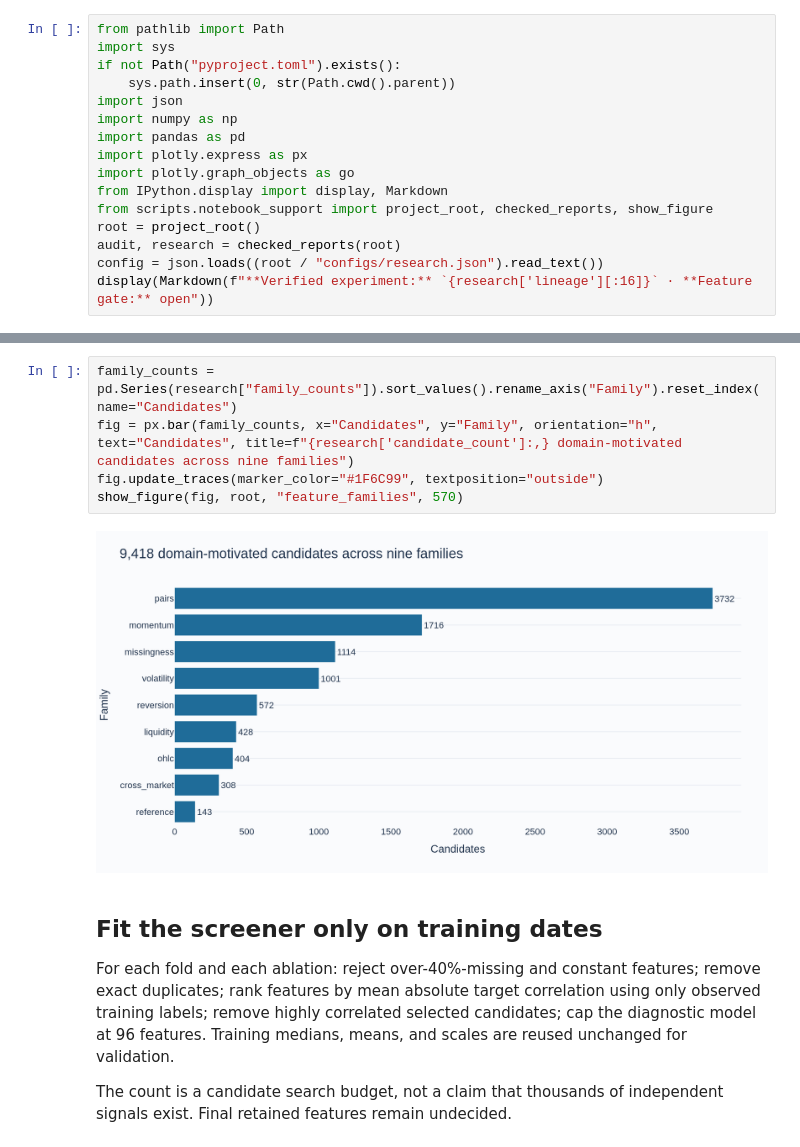
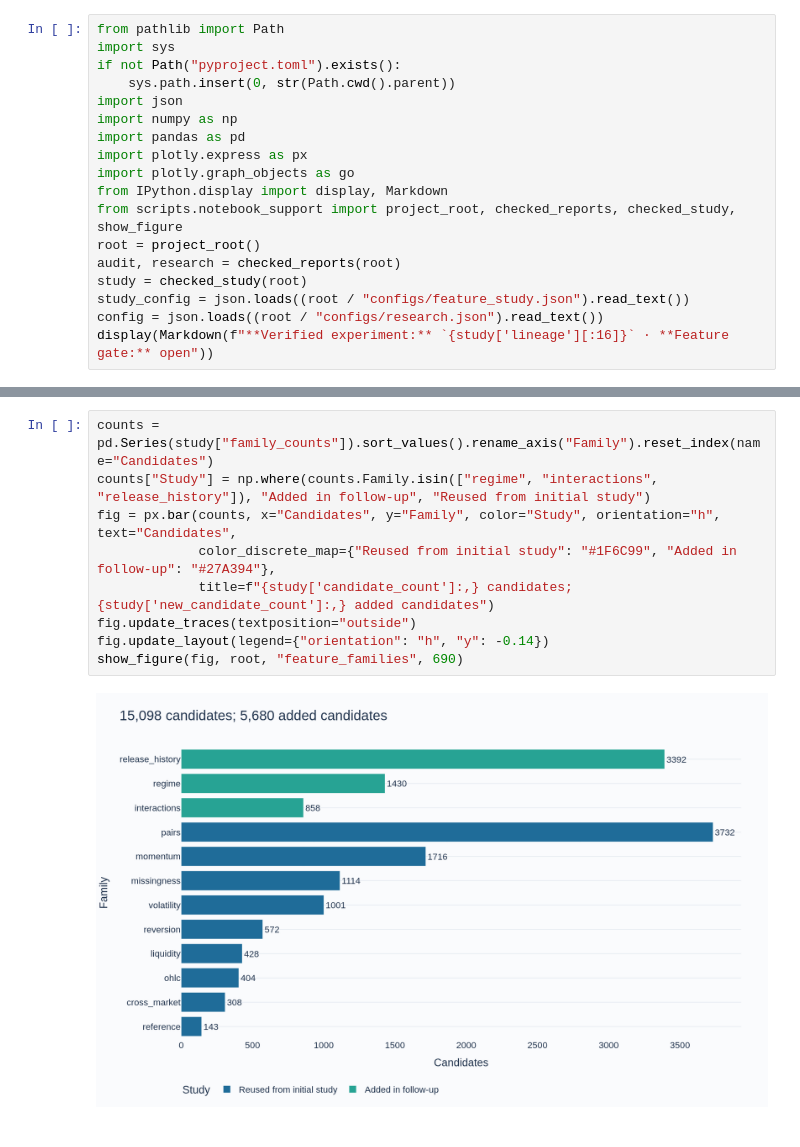
Before and after one commit to alvaromendizabal/commodity-prediction, a Jupyter notebook: notebooks/02_feature_research.ipynb, the cells around one changed output, grey strips where cells are left out. Saved outputs shown, nothing was run; the diff lists cells and outputs as text.

Commit message:
Publish 69 verified feature experiments and executed AWS research notebooks

```diff
--- a/notebooks/02_feature_research.ipynb
+++ b/notebooks/02_feature_research.ipynb
@@ -15,9 +15,11 @@ import pandas as pd
 import plotly.express as px
 import plotly.graph_objects as go
 from IPython.display import display, Markdown
-from scripts.notebook_support import project_root, checked_reports, show_figure
+from scripts.notebook_support import project_root, checked_reports, checked_study, show_figure
 root = project_root()
 audit, research = checked_reports(root)
+study = checked_study(root)
+study_config = json.loads((root / "configs/feature_study.json").read_text())
 config = json.loads((root / "configs/research.json").read_text())
-display(Markdown(f"**Verified experiment:** `{research['lineage'][:16]}` · **Feature gate:** open"))
+display(Markdown(f"**Verified experiment:** `{study['lineage'][:16]}` · **Feature gate:** open"))
 # %% [output]
@@ -29,13 +62,11 @@ Returns and momentum capture persistence; reversion measures departures from rec
 # %%
-family_counts = pd.Series(research["family_counts"]).sort_values().rename_axis("Family").reset_index(name="Candidates")
-fig = px.bar(family_counts, x="Candidates", y="Family", orientation="h", text="Candidates", title=f"{research['candidate_count']:,} domain-motivated candidates across nine families")
-fig.update_traces(marker_color="#1F6C99", textposition="outside")
-show_figure(fig, root, "feature_families", 570)
+counts = pd.Series(study["family_counts"]).sort_values().rename_axis("Family").reset_index(name="Candidates")
+counts["Study"] = np.where(counts.Family.isin(["regime", "interactions", "release_history"]), "Added in follow-up", "Reused from initial study")
+fig = px.bar(counts, x="Candidates", y="Family", color="Study", orientation="h", text="Candidates",
+             color_discrete_map={"Reused from initial study": "#1F6C99", "Added in follow-up": "#27A394"},
+             title=f"{study['candidate_count']:,} candidates; {study['new_candidate_count']:,} added candidates")
+fig.update_traces(textposition="outside")
+fig.update_layout(legend={"orientation": "h", "y": -0.14})
+show_figure(fig, root, "feature_families", 690)
 # %% [output]
-[figure, old version]
+[figure, new version]
-# %% [markdown]
-## Fit the screener only on training dates
-
-For each fold and each ablation: reject over-40%-missing and constant features; remove exact duplicates; rank features by mean absolute target correlation using only observed training labels; remove highly correlated selected candidates; cap the diagnostic model at 96 features. Training medians, means, and scales are reused unchanged for validation.
-
-The count is a candidate search budget, not a claim that thousands of independent signals exist. Final retained features remain undecided.
```
Also changed, not shown: parts of 28 cells of this notebook, 14 other files.
